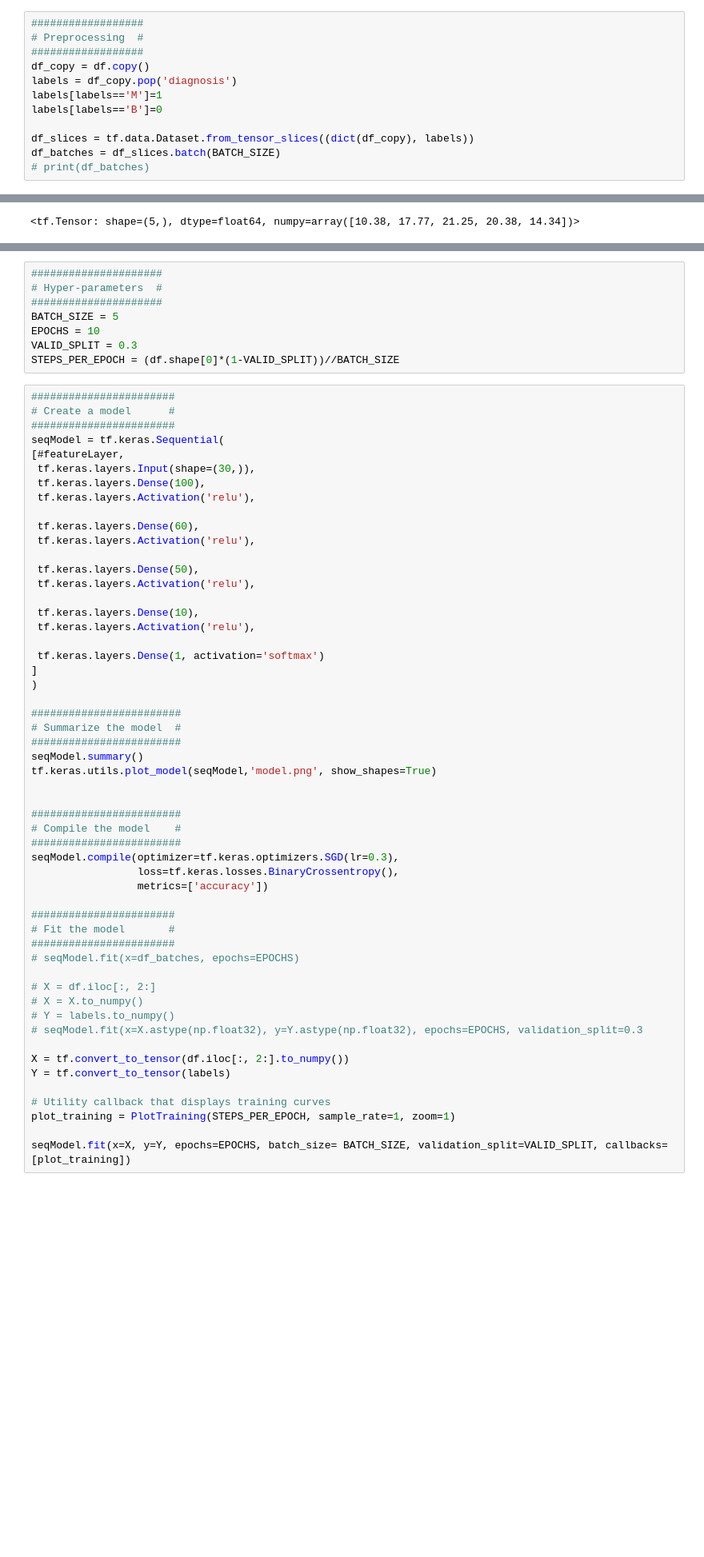
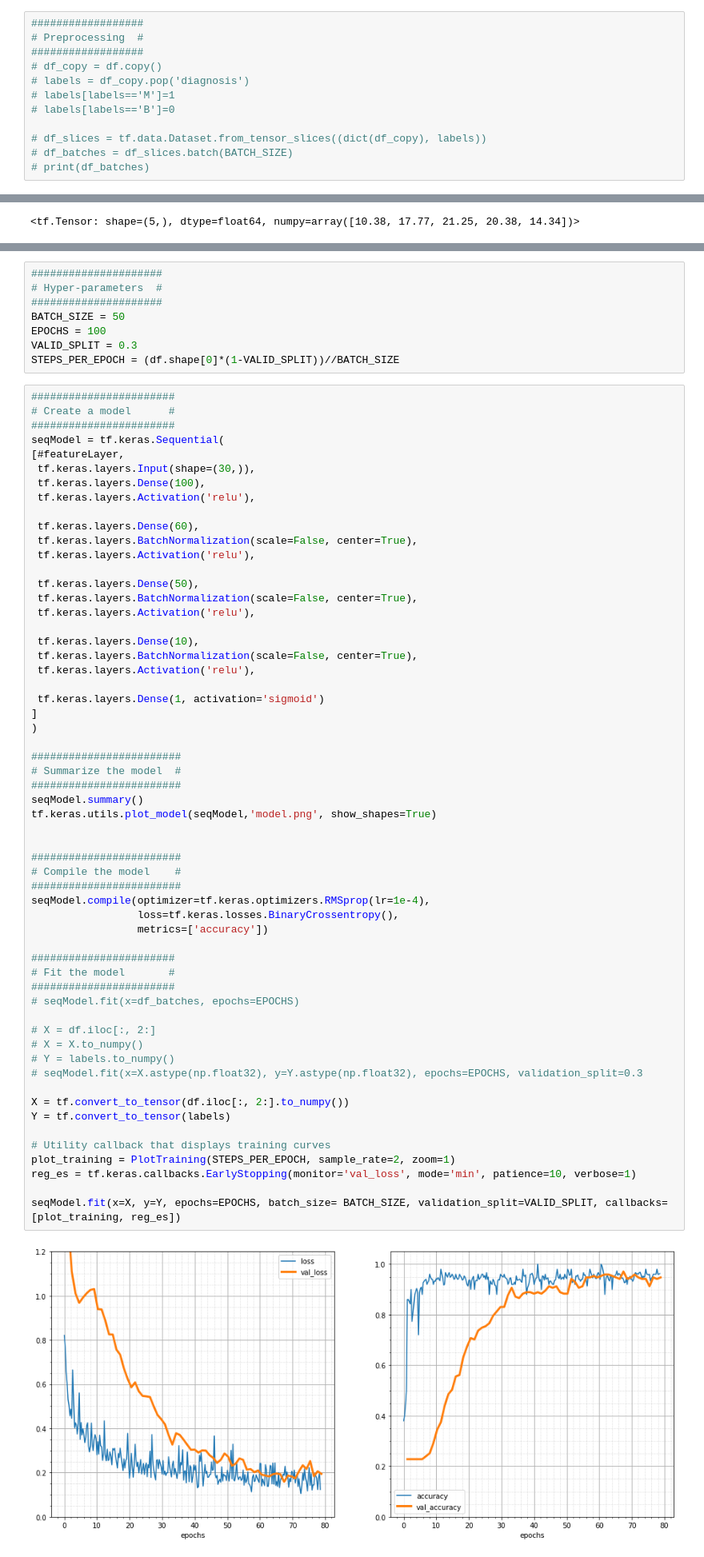
Before and after one commit to MicaTeo/cancerWisconsin, a Jupyter notebook: notebooks/Experimental.ipynb, the cells around one changed output, grey strips where cells are left out. Shown at 80% size. Saved outputs shown, nothing was run; the diff lists cells and outputs as text; blank space fills up the shorter version.

Commit message:
Improve the model from not training at all.

```diff
--- a/notebooks/Experimental.ipynb
+++ b/notebooks/Experimental.ipynb
@@ -93,13 +111,13 @@ df.head()
 ##################
 # Preprocessing  #
 ##################
-df_copy = df.copy()
-labels = df_copy.pop('diagnosis')
-labels[labels=='M']=1
-labels[labels=='B']=0
+# df_copy = df.copy()
+# labels = df_copy.pop('diagnosis')
+# labels[labels=='M']=1
+# labels[labels=='B']=0
 
-df_slices = tf.data.Dataset.from_tensor_slices((dict(df_copy), labels))
-df_batches = df_slices.batch(BATCH_SIZE)
+# df_slices = tf.data.Dataset.from_tensor_slices((dict(df_copy), labels))
+# df_batches = df_slices.batch(BATCH_SIZE)
 # print(df_batches)
 # %%
 example_batch = next(iter(df_batches))[0]
@@ -125,8 +143,8 @@ featureLayer = tf.keras.layers.DenseFeatures(feature_columns)
 #####################
 # Hyper-parameters  #
 #####################
-BATCH_SIZE = 5
-EPOCHS = 10
+BATCH_SIZE = 50
+EPOCHS = 100
 VALID_SPLIT = 0.3
 STEPS_PER_EPOCH = (df.shape[0]*(1-VALID_SPLIT))//BATCH_SIZE
 # %%
@@ -140,46 +158,52 @@ seqModel = tf.keras.Sequential(
  tf.keras.layers.Activation('relu'),
 
  tf.keras.layers.Dense(60),
+ tf.keras.layers.BatchNormalization(scale=False, center=True),
  tf.keras.layers.Activation('relu'),
 
  tf.keras.layers.Dense(50),
+ tf.keras.layers.BatchNormalization(scale=False, center=True),
  tf.keras.layers.Activation('relu'),
 
  tf.keras.layers.Dense(10),
+ tf.keras.layers.BatchNormalization(scale=False, center=True),
  tf.keras.layers.Activation('relu'),
 
- tf.keras.layers.Dense(1, activation='softmax')
+ tf.keras.layers.Dense(1, activation='sigmoid')
 ]
 )
 
 ########################
 # Summarize the model  #
 ########################
 seqModel.summary()
 tf.keras.utils.plot_model(seqModel,'model.png', show_shapes=True)
 
 
 ########################
 # Compile the model    #
 ########################
-seqModel.compile(optimizer=tf.keras.optimizers.SGD(lr=0.3),
+seqModel.compile(optimizer=tf.keras.optimizers.RMSprop(lr=1e-4),
                  loss=tf.keras.losses.BinaryCrossentropy(),
                  metrics=['accuracy'])
 
 #######################
 # Fit the model       #
 #######################
 # seqModel.fit(x=df_batches, epochs=EPOCHS)
 
 # X = df.iloc[:, 2:]
 # X = X.to_numpy()
 # Y = labels.to_numpy()
 # seqModel.fit(x=X.astype(np.float32), y=Y.astype(np.float32), epochs=EPOCHS, validation_split=0.3
 
 X = tf.convert_to_tensor(df.iloc[:, 2:].to_numpy())
 Y = tf.convert_to_tensor(labels)
 
 # Utility callback that displays training curves
-plot_training = PlotTraining(STEPS_PER_EPOCH, sample_rate=1, zoom=1)
+plot_training = PlotTraining(STEPS_PER_EPOCH, sample_rate=2, zoom=1)
+reg_es = tf.keras.callbacks.EarlyStopping(monitor='val_loss', mode='min', patience=10, verbose=1)
 
-seqModel.fit(x=X, y=Y, epochs=EPOCHS, batch_size= BATCH_SIZE, validation_split=VALID_SPLIT, callbacks=[plot_training])
+seqModel.fit(x=X, y=Y, epochs=EPOCHS, batch_size= BATCH_SIZE, validation_split=VALID_SPLIT, callbacks=[plot_training, reg_es])
+# %% [output]
+[figure, added]
```
Also changed, not shown: parts of 5 cells of this notebook, 1 other file.
